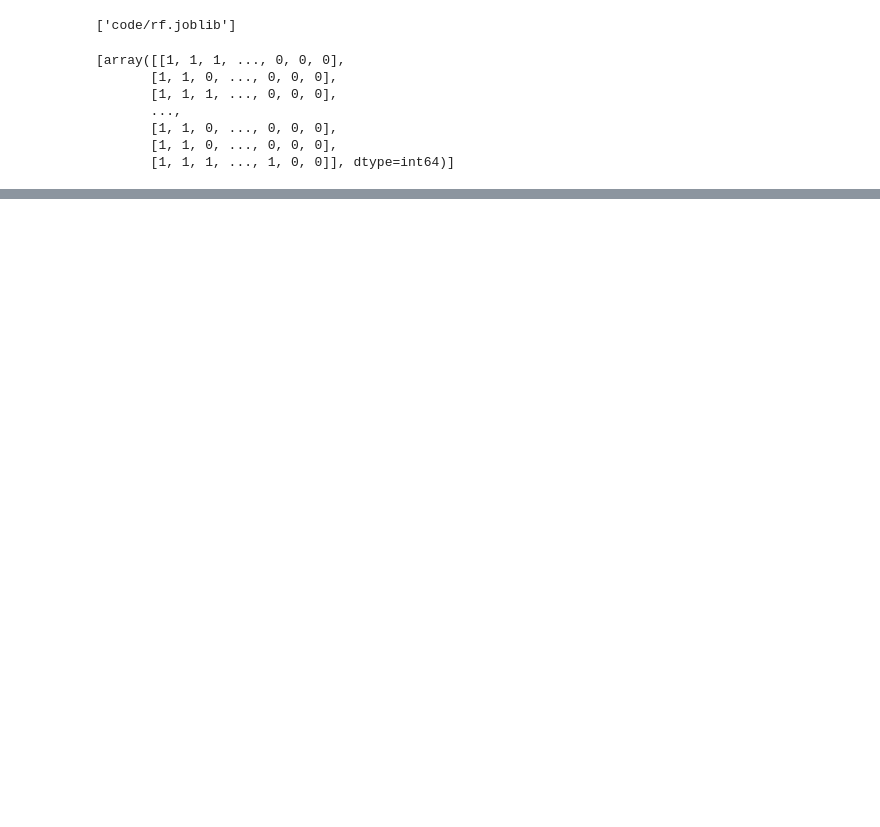
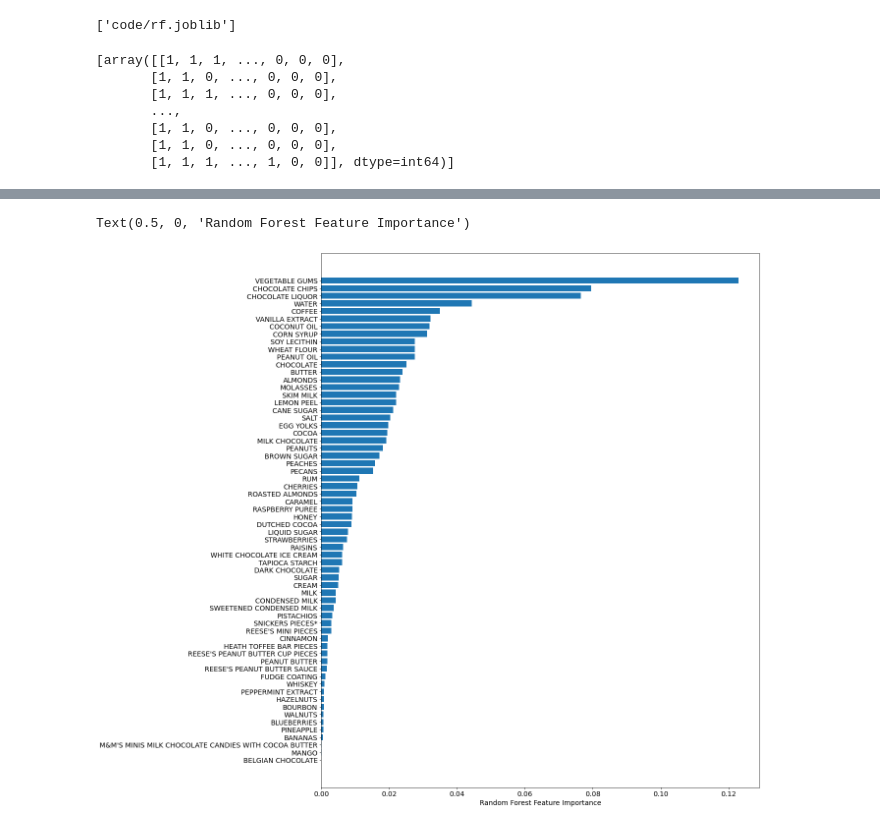
Before and after one commit to Fhern1954/Final-Project---fantastic-4, a Jupyter notebook: products.ipynb, the cells around one changed output, grey strips where cells are left out. Saved outputs shown, nothing was run; the diff lists cells and outputs as text; code cells hidden in the pictures; blank space fills up the shorter version.

Commit message:
Adding Importances Chart

```diff
--- a/products.ipynb
+++ b/products.ipynb
@@ -278,0 +279,12 @@ array([3.286])
+# %%
+from sklearn.inspection import permutation_importance
+
+plt.rcParams.update({'figure.figsize': (16.0, 20.0)})
+plt.rcParams.update({'font.size': 14})
+# %%
+sorted_idx = loaded_rf.feature_importances_.argsort()
+plt.barh(X.columns[sorted_idx], loaded_rf.feature_importances_[sorted_idx])
+plt.xlabel("Random Forest Feature Importance")
+# %% [output]
+Text(0.5, 0, 'Random Forest Feature Importance')
+[figure, added]
```
Also changed, not shown: parts of 5 cells of this notebook, 5 other files.
